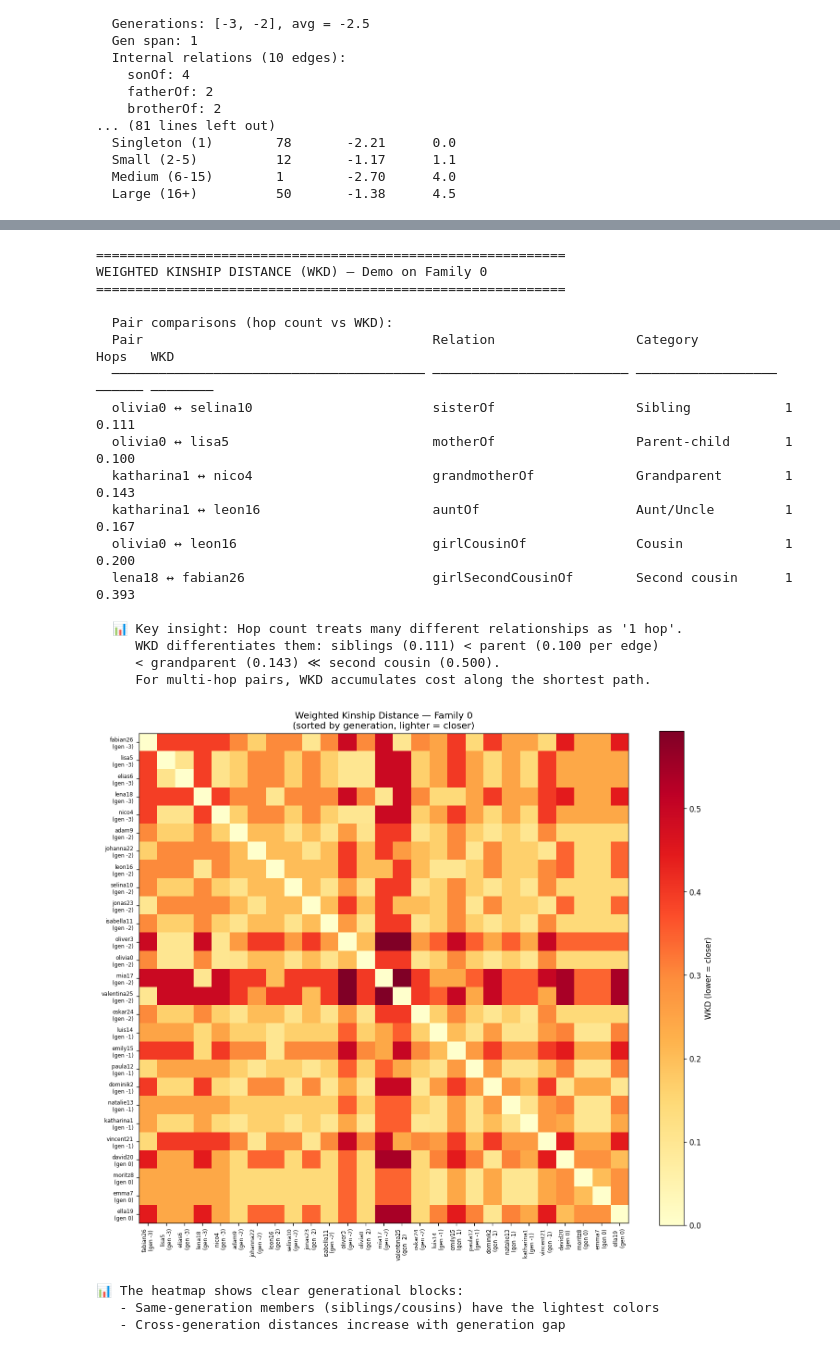
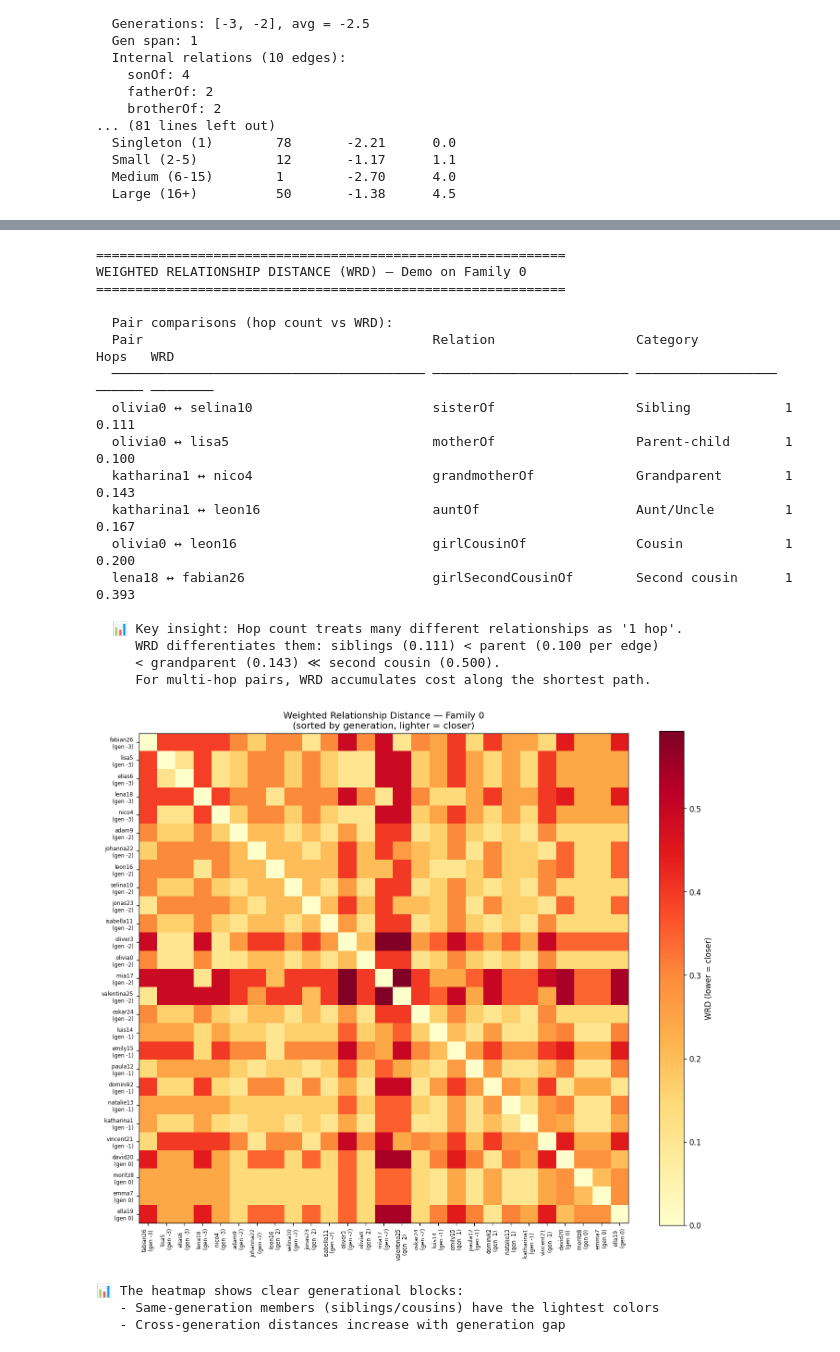
Before and after one commit to Aakarsh1402/knowledge-graph-exploration, a Jupyter notebook: notebooks/02_family_clusters.ipynb, the cells around one changed output, grey strips where cells are left out. Cells and saved outputs as stored; diff of their text form; code cells hidden in the pictures.

```diff
--- a/notebooks/02_family_clusters.ipynb
+++ b/notebooks/02_family_clusters.ipynb
@@ -1368,8 +1442,8 @@ Hop count is a poor measure of relatedness because different relations (like sib
 # %%
-# ── Implement Weighted Kinship Distance (WKD) ────────────────────────────
+# ── Implement Weighted Relationship Distance (WRD) ────────────────────────────
 # Build a graph where edge weight = 1/closeness (so shortest path = most related)
 
-G_wkd = nx.Graph()
+G_wrd = nx.Graph()
 pair_costs = defaultdict(list)
 for _, row in df.iterrows():
     u, v = tuple(sorted([row['head'], row['tail']]))
@@ -1379,18 +1453,18 @@ for _, row in df.iterrows():
     pair_costs[(u, v)].append(cost)
 
 for (u, v), costs in pair_costs.items():
-    G_wkd.add_edge(u, v, weight=min(costs))  # Use best (closest) relationship
+    G_wrd.add_edge(u, v, weight=min(costs))  # Use best (closest) relationship
 
-# Demo: compute WKD for all pairs in one family
+# Demo: compute WRD for all pairs in one family
 demo_family = list(components[0])
-sub_wkd = G_wkd.subgraph(demo_family)
+sub_wrd = G_wrd.subgraph(demo_family)
 
 print("=" * 60)
-print("WEIGHTED KINSHIP DISTANCE (WKD) — Demo on Family 0")
+print("WEIGHTED RELATIONSHIP DISTANCE (WRD) — Demo on Family 0")
 print("=" * 60)
 
 # Compute all-pairs shortest paths
-wkd_distances = dict(nx.all_pairs_dijkstra_path_length(sub_wkd, weight='weight'))
+wrd_distances = dict(nx.all_pairs_dijkstra_path_length(sub_wrd, weight='weight'))
 
 # ── Collect diverse relationship examples ──────────────────────────────
 # Use a dict to guarantee one example per relationship category
@@ -1430,26 +1504,26 @@ for cat in category_order:
     if cat in found_categories:
         sample_pairs.append((*found_categories[cat], cat))
 
-print("\n  Pair comparisons (hop count vs WKD):")
-print(f"  {'Pair':<40} {'Relation':<25} {'Category':<18} {'Hops':<6} {'WKD':<8}")
+print("\n  Pair comparisons (hop count vs WRD):")
+print(f"  {'Pair':<40} {'Relation':<25} {'Category':<18} {'Hops':<6} {'WRD':<8}")
 print(f"  {'─'*40} {'─'*25} {'─'*18} {'─'*6} {'─'*8}")
 
 for (u, v), rel, cat in sample_pairs:
-    hop = nx.shortest_path_length(sub_wkd, u, v)
-    wkd = wkd_distances[u][v]
-    print(f"  {u+' ↔ '+v:<40} {rel:<25} {cat:<18} {hop:<6} {wkd:<8.3f}")
+    hop = nx.shortest_path_length(sub_wrd, u, v)
+    wrd = wrd_distances[u][v]
+    print(f"  {u+' ↔ '+v:<40} {rel:<25} {cat:<18} {hop:<6} {wrd:<8.3f}")
 
 print(f"\n  📊 Key insight: Hop count treats many different relationships as '1 hop'.")
-print(f"     WKD differentiates them: siblings ({1/9:.3f}) < parent ({1/10:.3f} per edge)")
+print(f"     WRD differentiates them: siblings ({1/9:.3f}) < parent ({1/10:.3f} per edge)")
 print(f"     < grandparent ({1/7:.3f}) ≪ second cousin ({1/2:.3f}).")
-print(f"     For multi-hop pairs, WKD accumulates cost along the shortest path.")
+print(f"     For multi-hop pairs, WRD accumulates cost along the shortest path.")
 # %% [output]
 ============================================================
-WEIGHTED KINSHIP DISTANCE (WKD) — Demo on Family 0
+WEIGHTED RELATIONSHIP DISTANCE (WRD) — Demo on Family 0
 ============================================================
 
-  Pair comparisons (hop count vs WKD):
-  Pair                                     Relation                  Category           Hops   WKD
+  Pair comparisons (hop count vs WRD):
+  Pair                                     Relation                  Category           Hops   WRD
   ──────────────────────────────────────── ───────────────────────── ────────────────── ────── ────────
   olivia0 ↔ selina10                       sisterOf                  Sibling            1      0.111
   olivia0 ↔ lisa5                          motherOf                  Parent-child       1      0.100
@@ -1459,42 +1533,42 @@ WEIGHTED KINSHIP DISTANCE (WKD) — Demo on Family 0
   lena18 ↔ fabian26                        girlSecondCousinOf        Second cousin      1      0.393
 
   📊 Key insight: Hop count treats many different relationships as '1 hop'.
-     WKD differentiates them: siblings (0.111) < parent (0.100 per edge)
+     WRD differentiates them: siblings (0.111) < parent (0.100 per edge)
      < grandparent (0.143) ≪ second cousin (0.500).
-     For multi-hop pairs, WKD accumulates cost along the shortest path.
+     For multi-hop pairs, WRD accumulates cost along the shortest path.
 # %%
-# ── WKD Heatmap for one family ────────────────────────────────────────────
+# ── WRD Heatmap for one family ────────────────────────────────────────────
 sorted_members = sorted(demo_family, key=lambda n: all_gen_levels.get(n, 0))
 n = len(sorted_members)
-wkd_matrix = np.zeros((n, n))
+wrd_matrix = np.zeros((n, n))
 
 for i, u in enumerate(sorted_members):
     for j, v in enumerate(sorted_members):
         if u == v:
-            wkd_matrix[i, j] = 0
+            wrd_matrix[i, j] = 0
         else:
-            wkd_matrix[i, j] = wkd_distances.get(u, {}).get(v, float('inf'))
+            wrd_matrix[i, j] = wrd_distances.get(u, {}).get(v, float('inf'))
 
 fig, ax = plt.subplots(figsize=(12, 10))
-im = ax.imshow(wkd_matrix, cmap='YlOrRd', aspect='equal')
+im = ax.imshow(wrd_matrix, cmap='YlOrRd', aspect='equal')
 
 ax.set_xticks(range(n))
 ax.set_yticks(range(n))
 gen_labels = [f"{m}\n(gen {all_gen_levels.get(m, '?')})" for m in sorted_members]
 ax.set_xticklabels(gen_labels, rotation=90, fontsize=7)
 ax.set_yticklabels(gen_labels, fontsize=7)
 
-plt.colorbar(im, label='WKD (lower = closer)')
-ax.set_title('Weighted Kinship Distance — Family 0\n(sorted by generation, lighter = closer)', fontsize=12)
+plt.colorbar(im, label='WRD (lower = closer)')
+ax.set_title('Weighted Relationship Distance — Family 0\n(sorted by generation, lighter = closer)', fontsize=12)
 plt.tight_layout()
-plt.savefig('../images/task2/wkd_heatmap.png', dpi=150, bbox_inches='tight')
+plt.savefig('../images/task2/wrd_heatmap.png', dpi=150, bbox_inches='tight')
 plt.show()
 
 print("📊 The heatmap shows clear generational blocks:")
 print("   - Same-generation members (siblings/cousins) have the lightest colors")
 print("   - Cross-generation distances increase with generation gap")
 # %% [output]
-[figure, old version]
+[figure, new version]
 📊 The heatmap shows clear generational blocks:
    - Same-generation members (siblings/cousins) have the lightest colors
    - Cross-generation distances increase with generation gap
```
Also changed, not shown: parts of 19 cells of this notebook, 13 other files.
